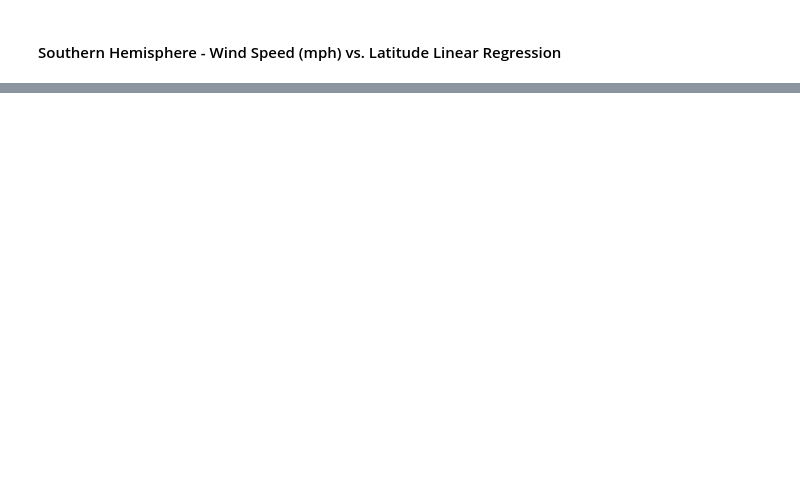
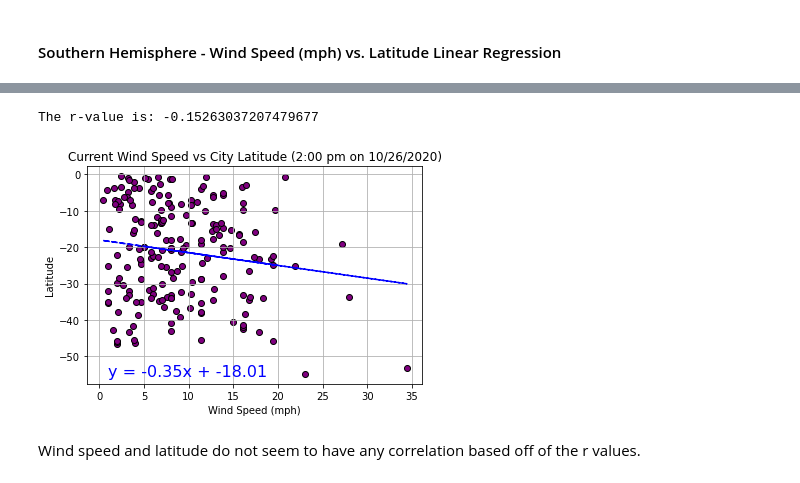
Before and after one commit to JoeKell/VacationingWithAPIs, a Jupyter notebook: WeatherPy.ipynb, the cells around one changed output, grey strips where cells are left out. Drawn from its saved outputs; the diff is of its cells as text; code cells hidden in the pictures; blank space fills up the shorter version.

```diff
--- a/WeatherPy.ipynb
+++ b/WeatherPy.ipynb
@@ -348,0 +408,23 @@ The r-value is: 0.017128274759839232
+# %%
+Temp=Scities_df["Wind_Speed (mph)"]
+Lat=Scities_df["Latitude"]
+
+slope, intercept, r_val, p_val, std_err = st.linregress(Temp, Lat)
+fit = slope * Temp + intercept
+plt.scatter(Temp, Lat, marker="o", facecolors="purple", edgecolors="black")
+plt.plot(Temp,fit,"--",color="blue")
+
+print(f"The r-value is: {r_val}")
+
+plt.title("Current Wind Speed vs City Latitude (2:00 pm on 10/26/2020)")
+plt.xlabel("Wind Speed (mph)")
+plt.ylabel("Latitude")
+plt.grid()
+plt.annotate(f"y = {round(slope,2)}x + {round(intercept,2)}",(1,-55.5),size=16,c='b')
+plt.savefig("Output/10262020WindVsSouthLat.png")
+plt.show()
+# %% [output]
+The r-value is: -0.15263037207479677
+[figure, added]
+# %% [markdown]
+Wind speed and latitude do not seem to have any correlation based off of the r values.
```
Also changed, not shown: parts of 10 cells of this notebook, 4 other files.
